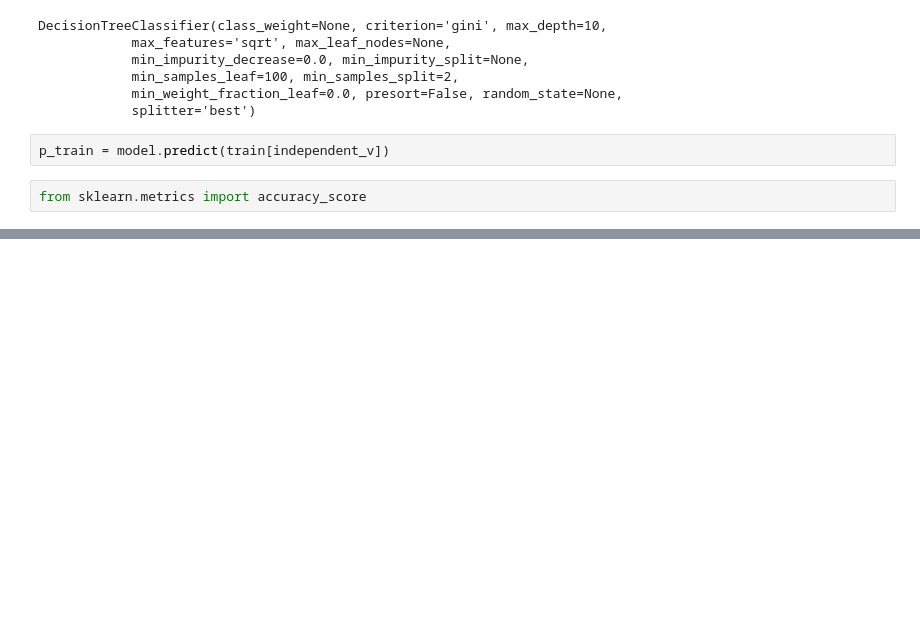
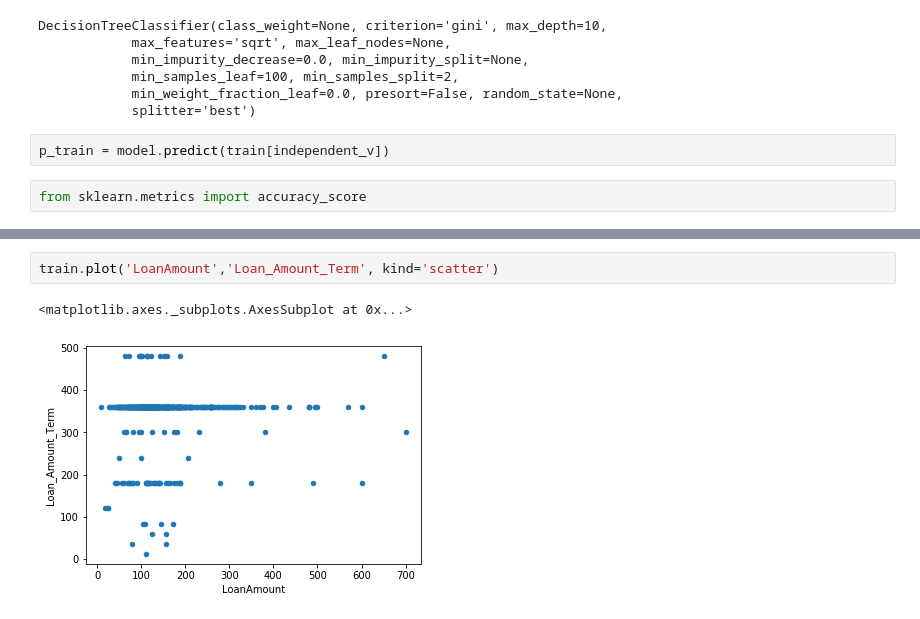
Before and after one commit to abhijithmnair/Data-Science, a Jupyter notebook: DataScience_ex.ipynb, the cells around one changed output, grey strips where cells are left out. Saved outputs shown, nothing was run; the diff lists cells and outputs as text; blank space fills up the shorter version.

```diff
--- a/DataScience_ex.ipynb
+++ b/DataScience_ex.ipynb
@@ -491,0 +597,5 @@ acc_train
+# %%
+train.plot('LoanAmount','Loan_Amount_Term', kind='scatter')
+# %% [output]
+<matplotlib.axes._subplots.AxesSubplot at 0x...>
+[figure, added]
```
Also changed, not shown: parts of 26 cells of this notebook, 2 other files.
